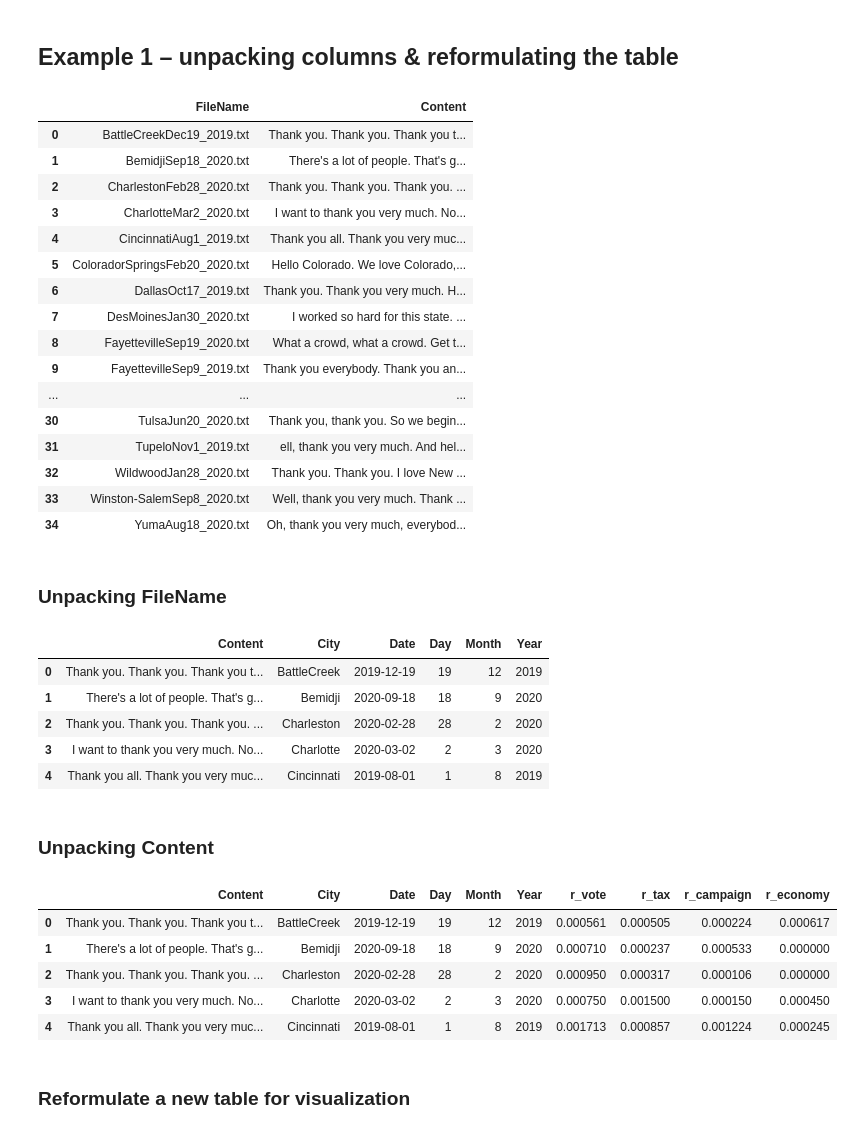
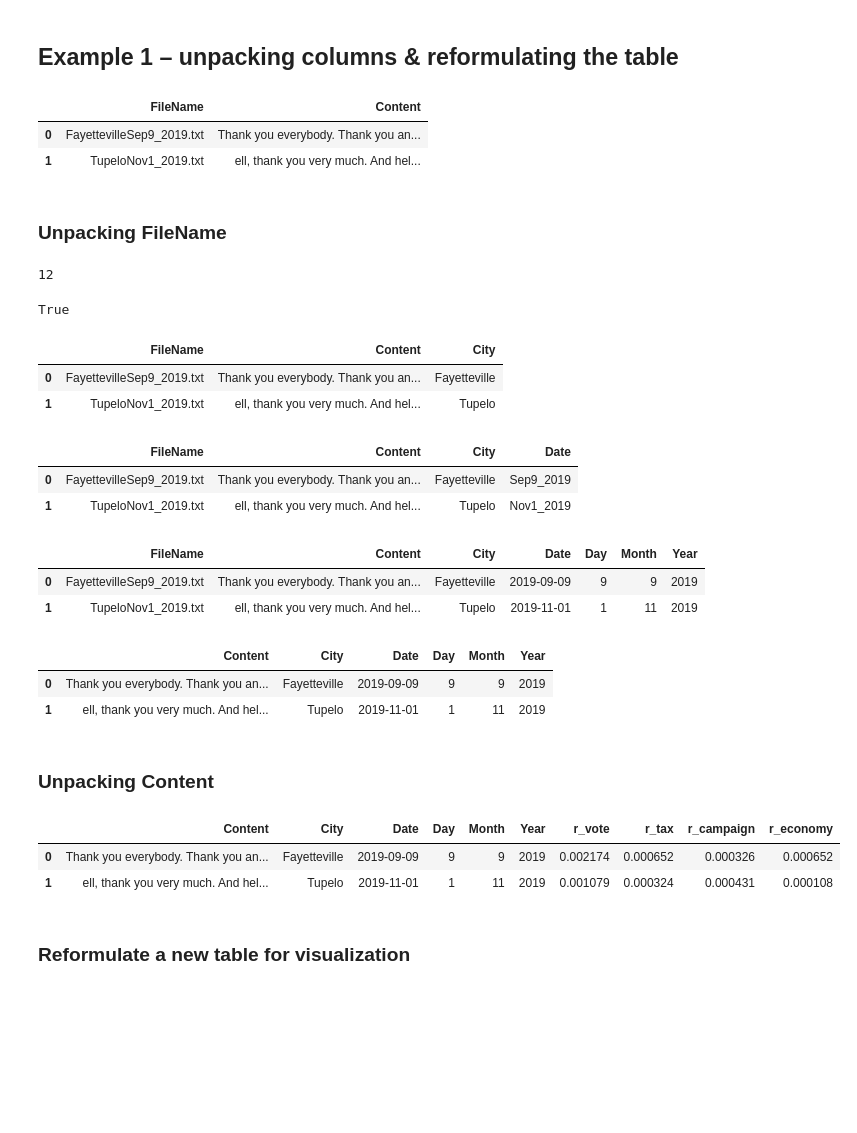
Before and after one commit to PacktPublishing/Hands-On-Data-Preprocessing-in-Python, a Jupyter notebook: Chapter10/Chapter 10.ipynb, the cells around one changed output. Cells and saved outputs as stored; diff of their text form; code cells hidden in the pictures; blank space fills up the shorter version.

```diff
--- a/Chapter10/Chapter 10.ipynb
+++ b/Chapter10/Chapter 10.ipynb
@@ -17,36 +17,32 @@ from os import listdir
 FileNames = listdir('Speeches')
 speech_df = pd.DataFrame(index=range(len(FileNames)),columns=['File Name','The Content'])
 for i,f_name in enumerate(FileNames):
-    f = open('Speeches/' + f_name, "r", encoding='utf-8')
-    f_content = f.readlines()
-    f.close()
+    with open('Speeches/' + f_name, "r", encoding='utf-8') as f:
+        f_content = f.readlines()
 
     speech_df.at[i,'File Name'] = f_name
     speech_df.at[i,'The Content'] = f_content[0]
 
 speech_df.columns = ['FileName','Content']
 # %%
-speech_df
+speech_df.head(2)
 # %% [output]
 |  | FileName | Content |
-| 0 | BattleCreekDec19_2019.txt | Thank you. Thank you. Thank you t... |
-| 1 | BemidjiSep18_2020.txt | There's a lot of people. That's g... |
-| 2 | CharlestonFeb28_2020.txt | Thank you. Thank you. Thank you. ... |
-| 3 | CharlotteMar2_2020.txt | I want to thank you very much. No... |
-| 4 | CincinnatiAug1_2019.txt | Thank you all. Thank you very muc... |
-| 5 | ColoradorSpringsFeb20_2020.txt | Hello Colorado. We love Colorado,... |
-| 6 | DallasOct17_2019.txt | Thank you. Thank you very much. H... |
-| 7 | DesMoinesJan30_2020.txt | I worked so hard for this state. ... |
-| 8 | FayettevilleSep19_2020.txt | What a crowd, what a crowd. Get t... |
-| 9 | FayettevilleSep9_2019.txt | Thank you everybody. Thank you an... |
-| ... | ... | ... |
-| 30 | TulsaJun20_2020.txt | Thank you, thank you. So we begin... |
-| 31 | TupeloNov1_2019.txt | ell, thank you very much. And hel... |
-| 32 | WildwoodJan28_2020.txt | Thank you. Thank you. I love New ... |
-| 33 | Winston-SalemSep8_2020.txt | Well, thank you very much. Thank ... |
-| 34 | YumaAug18_2020.txt | Oh, thank you very much, everybod... |
+| 0 | FayettevilleSep9_2019.txt | Thank you everybody. Thank you an... |
+| 1 | TupeloNov1_2019.txt | ell, thank you very much. And hel... |
 # %% [markdown]
 ### Unpacking FileName
+# %%
+Months = ['Jan','Feb','Mar','Apr','May','Jun','Jul','Aug','Oct','Sep','Nov','Dec']
+for mon in Months:
+    if mon in 'FayettevilleSep9_2019.txt':
+        print('FayettevilleSep9_2019.txt'.find(mon))
+# %% [output]
+12
+# %%
+print('Sep' in 'FayettevilleSep9_2019.txt')
+# %% [output]
+True
 # %%
 Months = ['Jan','Feb','Mar','Apr','May','Jun','Jul','Aug','Oct','Sep','Nov','Dec']
 def SeparateCity(v):
@@ -54,4 +50,20 @@ def SeparateCity(v):
         if (mon in v):
             return v[:v.find(mon)]
 speech_df['City'] = speech_df.FileName.apply(SeparateCity)
+# %%
+speech_df.head(2)
+# %% [output]
+|  | FileName | Content | City |
+| 0 | FayettevilleSep9_2019.txt | Thank you everybody. Thank you an... | Fayetteville |
+| 1 | TupeloNov1_2019.txt | ell, thank you very much. And hel... | Tupelo |
+# %%
+def SeparateDate(r):
+    return r.FileName[len(r.City):r.FileName.find('.txt')]
+
+speech_df['Date'] = speech_df.apply(SeparateDate,axis=1)
+speech_df.head(2)
+# %% [output]
+|  | FileName | Content | City | Date |
+| 0 | FayettevilleSep9_2019.txt | Thank you everybody. Thank you an... | Fayetteville | Sep9_2019 |
+| 1 | TupeloNov1_2019.txt | ell, thank you very much. And hel... | Tupelo | Nov1_2019 |
 # %%
@@ -68,17 +76,19 @@ def extractDMY(r):
     r['Year'] = r.Date.year
     return r
 speech_df = speech_df.apply(extractDMY,axis=1)
+speech_df.head(2)
+# %% [output]
+|  | FileName | Content | City | Date | Day | Month | Year |
+| 0 | FayettevilleSep9_2019.txt | Thank you everybody. Thank you an... | Fayetteville | 2019-09-09 | 9 | 9 | 2019 |
+| 1 | TupeloNov1_2019.txt | ell, thank you very much. And hel... | Tupelo | 2019-11-01 | 1 | 11 | 2019 |
 # %%
 speech_df.drop(columns=['FileName'],inplace=True)
 # %%
-speech_df.head()
+speech_df.head(2)
 # %% [output]
 |  | Content | City | Date | Day | Month | Year |
-| 0 | Thank you. Thank you. Thank you t... | BattleCreek | 2019-12-19 | 19 | 12 | 2019 |
-| 1 | There's a lot of people. That's g... | Bemidji | 2020-09-18 | 18 | 9 | 2020 |
-| 2 | Thank you. Thank you. Thank you. ... | Charleston | 2020-02-28 | 28 | 2 | 2020 |
-| 3 | I want to thank you very much. No... | Charlotte | 2020-03-02 | 2 | 3 | 2020 |
-| 4 | Thank you all. Thank you very muc... | Cincinnati | 2019-08-01 | 1 | 8 | 2019 |
+| 0 | Thank you everybody. Thank you an... | Fayetteville | 2019-09-09 | 9 | 9 | 2019 |
+| 1 | ell, thank you very much. And hel... | Tupelo | 2019-11-01 | 1 | 11 | 2019 |
 # %% [markdown]
 ### Unpacking Content
 # %%
@@ -92,14 +102,11 @@ def FindWordRatio(row):
 
 speech_df = speech_df.apply(FindWordRatio,axis=1)
 # %%
-speech_df.head()
+speech_df.head(2)
 # %% [output]
 |  | Content | City | Date | Day | Month | Year | r_vote | r_tax | r_campaign | r_economy |
-| 0 | Thank you. Thank you. Thank you t... | BattleCreek | 2019-12-19 | 19 | 12 | 2019 | 0.000561 | 0.000505 | 0.000224 | 0.000617 |
-| 1 | There's a lot of people. That's g... | Bemidji | 2020-09-18 | 18 | 9 | 2020 | 0.000710 | 0.000237 | 0.000533 | 0.000000 |
-| 2 | Thank you. Thank you. Thank you. ... | Charleston | 2020-02-28 | 28 | 2 | 2020 | 0.000950 | 0.000317 | 0.000106 | 0.000000 |
-| 3 | I want to thank you very much. No... | Charlotte | 2020-03-02 | 2 | 3 | 2020 | 0.000750 | 0.001500 | 0.000150 | 0.000450 |
-| 4 | Thank you all. Thank you very muc... | Cincinnati | 2019-08-01 | 1 | 8 | 2019 | 0.001713 | 0.000857 | 0.001224 | 0.000245 |
+| 0 | Thank you everybody. Thank you an... | Fayetteville | 2019-09-09 | 9 | 9 | 2019 | 0.002174 | 0.000652 | 0.000326 | 0.000652 |
+| 1 | ell, thank you very much. And hel... | Tupelo | 2019-11-01 | 1 | 11 | 2019 | 0.001079 | 0.000324 | 0.000431 | 0.000108 |
 # %% [markdown]
 ### Reformulate a new table for visualization
 # %%
```
Also changed, not shown: parts of 11 cells of this notebook, 1 other file.
